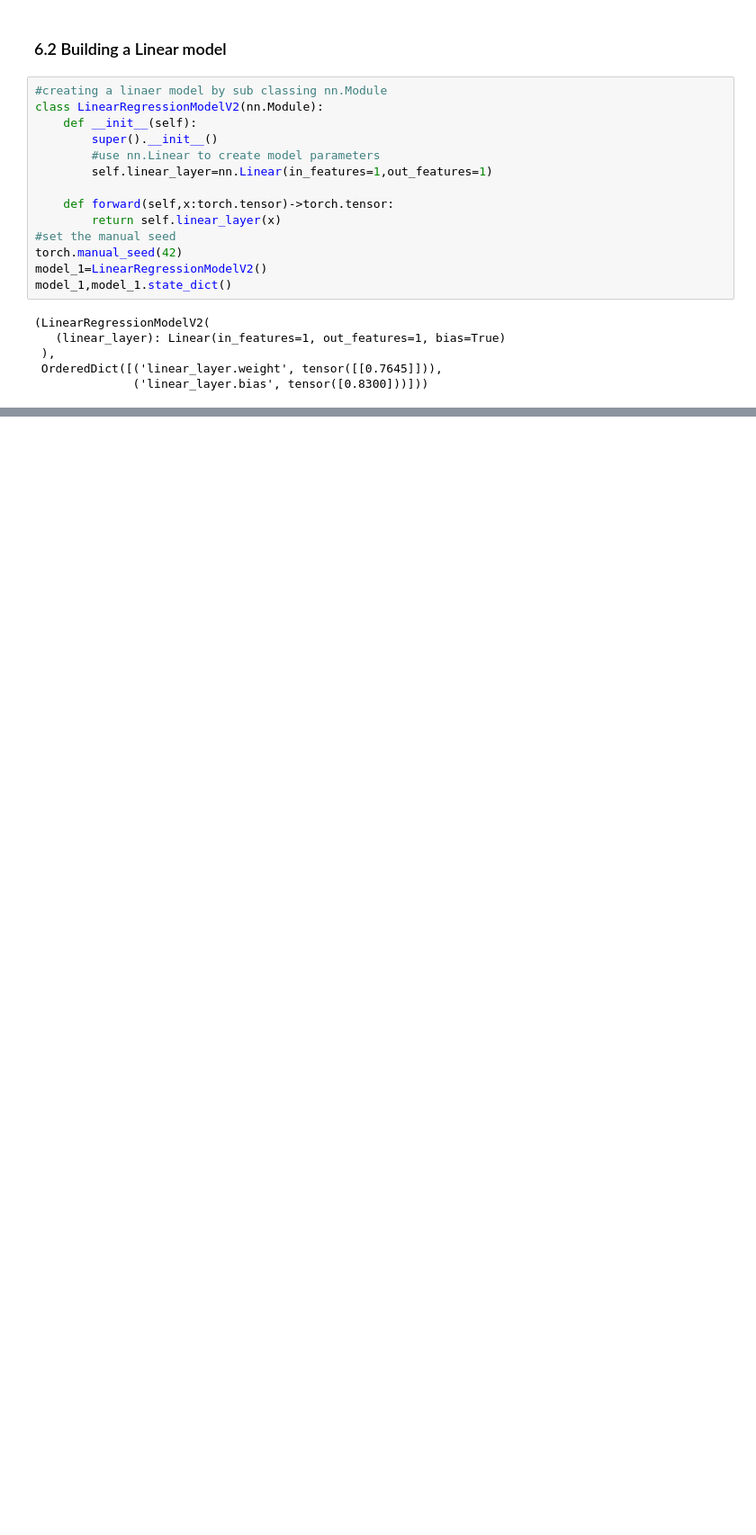
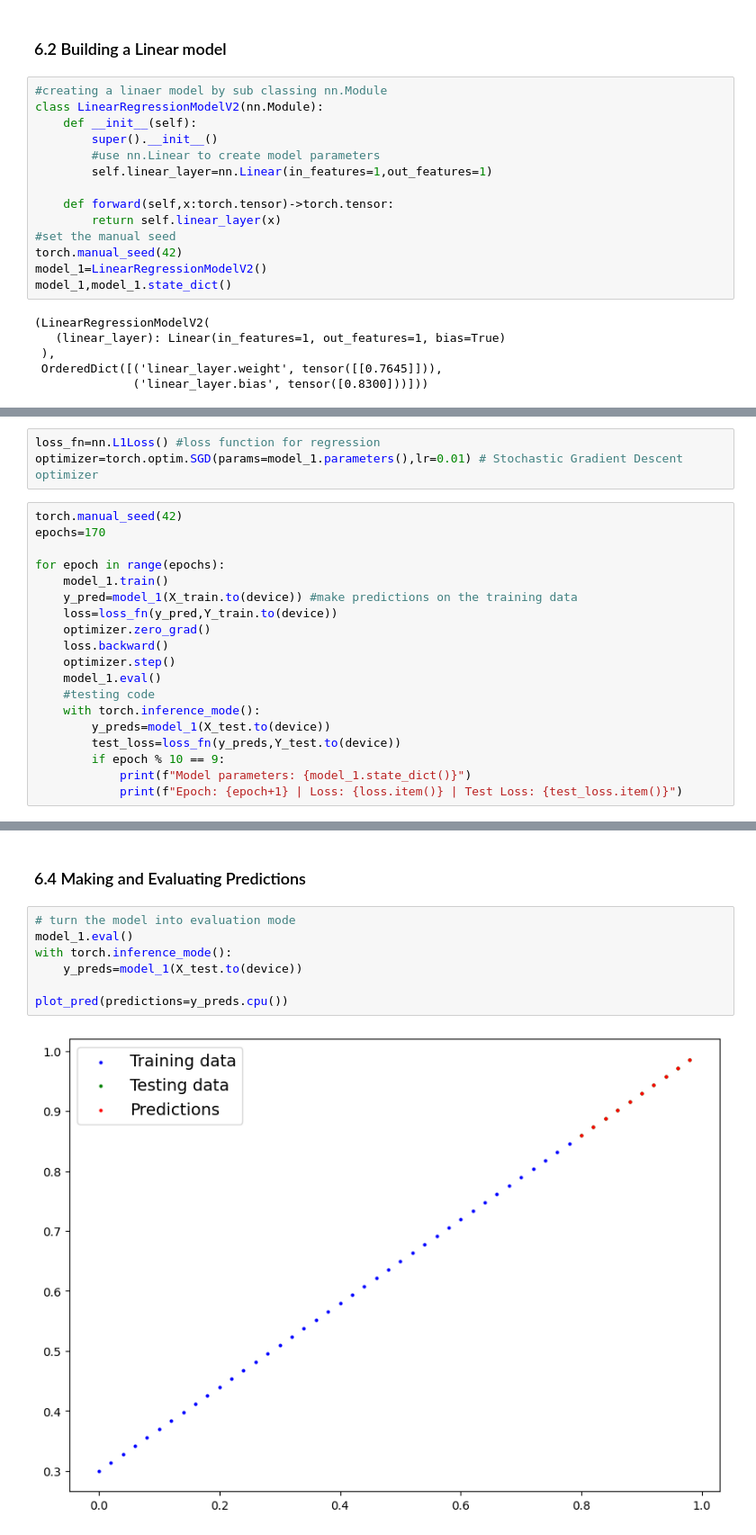
Before and after one commit to RohanVarmaP/Deep-Learning, a Jupyter notebook: pytorch/01_Intro_to_pytorch_workflow.ipynb, the cells around one changed output, grey strips where cells are left out. Shown at 90% size. Cells and saved outputs as stored; diff of their text form; blank space fills up the shorter version.

Commit message:
### 6.4 Making and Evaluating Predictions

```diff
--- a/pytorch/01_Intro_to_pytorch_workflow.ipynb
+++ b/pytorch/01_Intro_to_pytorch_workflow.ipynb
@@ -381,0 +396,22 @@ model_1,model_1.state_dict()
+# %%
+loss_fn=nn.L1Loss() #loss function for regression
+optimizer=torch.optim.SGD(params=model_1.parameters(),lr=0.01) # Stochastic Gradient Descent optimizer
+# %%
+torch.manual_seed(42)
+epochs=170
+
+for epoch in range(epochs):
+    model_1.train()
+    y_pred=model_1(X_train.to(device)) #make predictions on the training data
+    loss=loss_fn(y_pred,Y_train.to(device))
+    optimizer.zero_grad()
+    loss.backward()
+    optimizer.step()
+    model_1.eval()
+    #testing code
+    with torch.inference_mode():
+        y_preds=model_1(X_test.to(device))
+        test_loss=loss_fn(y_preds,Y_test.to(device))
+        if epoch % 10 == 9:
+            print(f"Model parameters: {model_1.state_dict()}")
+            print(f"Epoch: {epoch+1} | Loss: {loss.item()} | Test Loss: {test_loss.item()}")
@@ -381,0 +436,11 @@ model_1,model_1.state_dict()
+# %% [markdown]
+### 6.4 Making and Evaluating Predictions
+# %%
+# turn the model into evaluation mode
+model_1.eval()
+with torch.inference_mode():
+    y_preds=model_1(X_test.to(device))
+
+plot_pred(predictions=y_preds.cpu())
+# %% [output]
+[figure, added]
```
Also changed, not shown: parts of 3 cells of this notebook.
